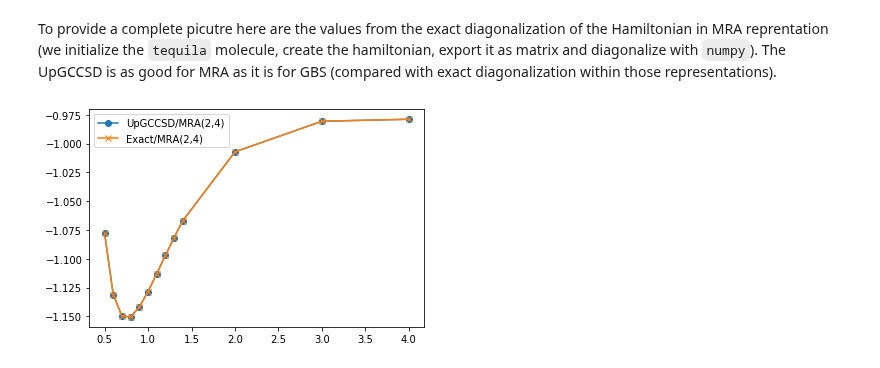
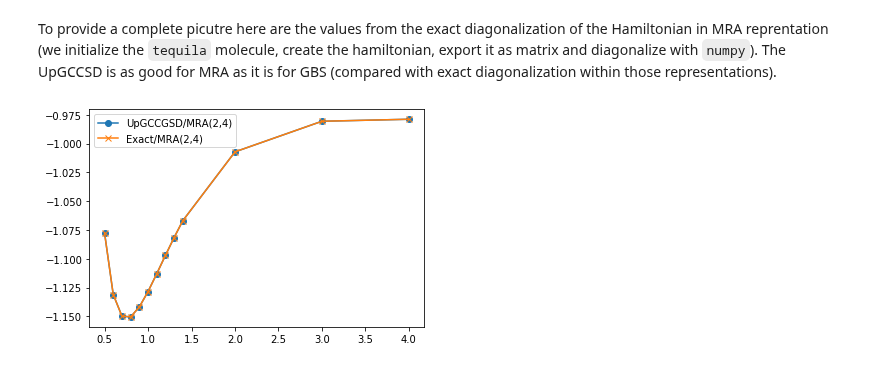
Before and after one commit to tequilahub/tequila, a Jupyter notebook: tutorials/ChemistryBasisSetFreeVQE.ipynb, the cells around one changed output. Cells and saved outputs as stored; diff of their text form; code cells hidden in the pictures.

```diff
--- a/tutorials/ChemistryBasisSetFreeVQE.ipynb
+++ b/tutorials/ChemistryBasisSetFreeVQE.ipynb
@@ -56,6 +56,6 @@ Next we define the 1-UpGCCSD calculation used in [arxiv.org/abs/2008.02819](http
 # %%
 def compute_upgccsd_energy(molecule, method="BFGS", *args, **kwargs):
-    U = molecule.make_upgccsd_ansatz()
+    U = molecule.make_upccgsd_ansatz()
     H = molecule.make_hamiltonian()
     E = tq.ExpectationValue(H=H, U=U)
 
@@ -121,9 +121,9 @@ The UpGCCSD is as good for MRA as it is for GBS (compared with exact diagonaliza
 mra_diag = {R:numpy.linalg.eigvalsh(initialize_molecule(R).make_hamiltonian().to_matrix())[0] for R in points}
 # %%
 plt.figure()
-plt.plot(list(mra_vqe.keys()), list(mra_vqe.values()), marker="o", label="UpGCCSD/MRA(2,4)")
+plt.plot(list(mra_vqe.keys()), list(mra_vqe.values()), marker="o", label="UpGCCGSD/MRA(2,4)")
 plt.plot(list(mra_diag.keys()), list(mra_vqe.values()), marker="x", label="Exact/MRA(2,4)")
 plt.legend()
 plt.show()
 # %% [output]
-[figure, old version]
+[figure, new version]
```
Also changed, not shown: parts of 3 cells of this notebook, 5 other files.
